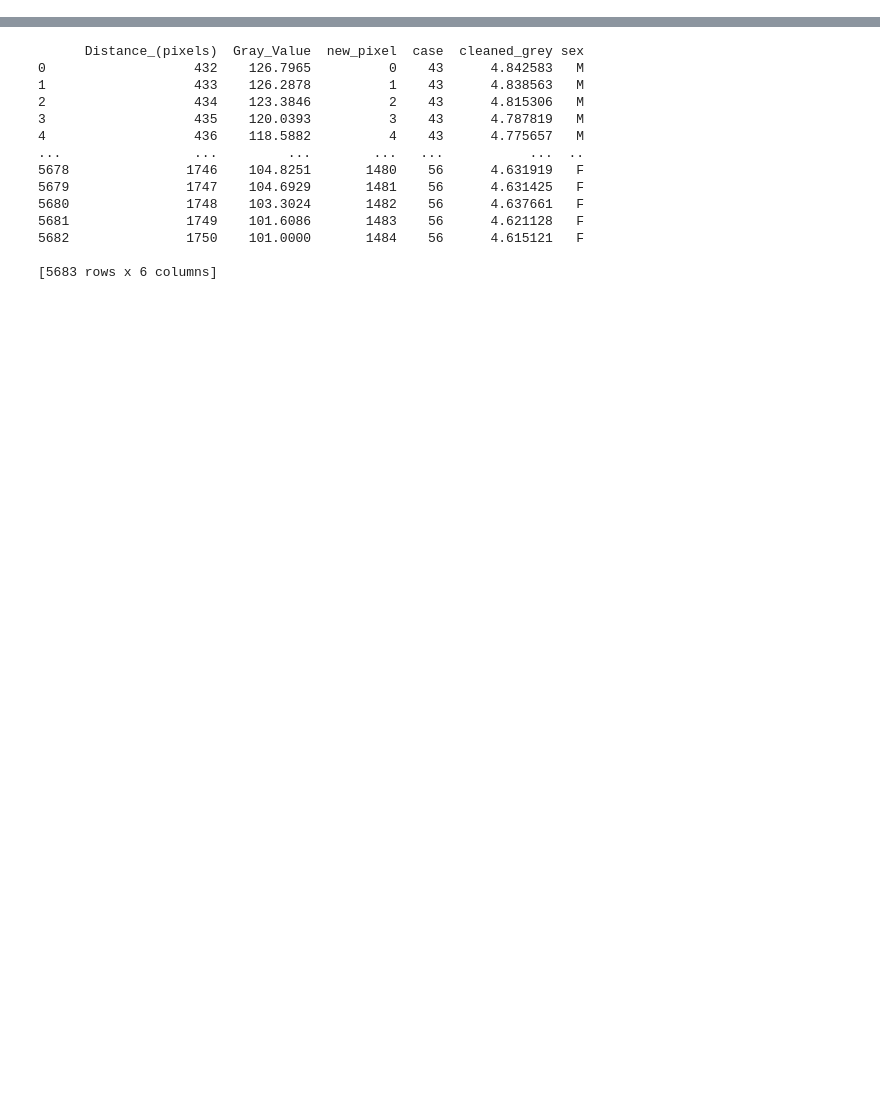
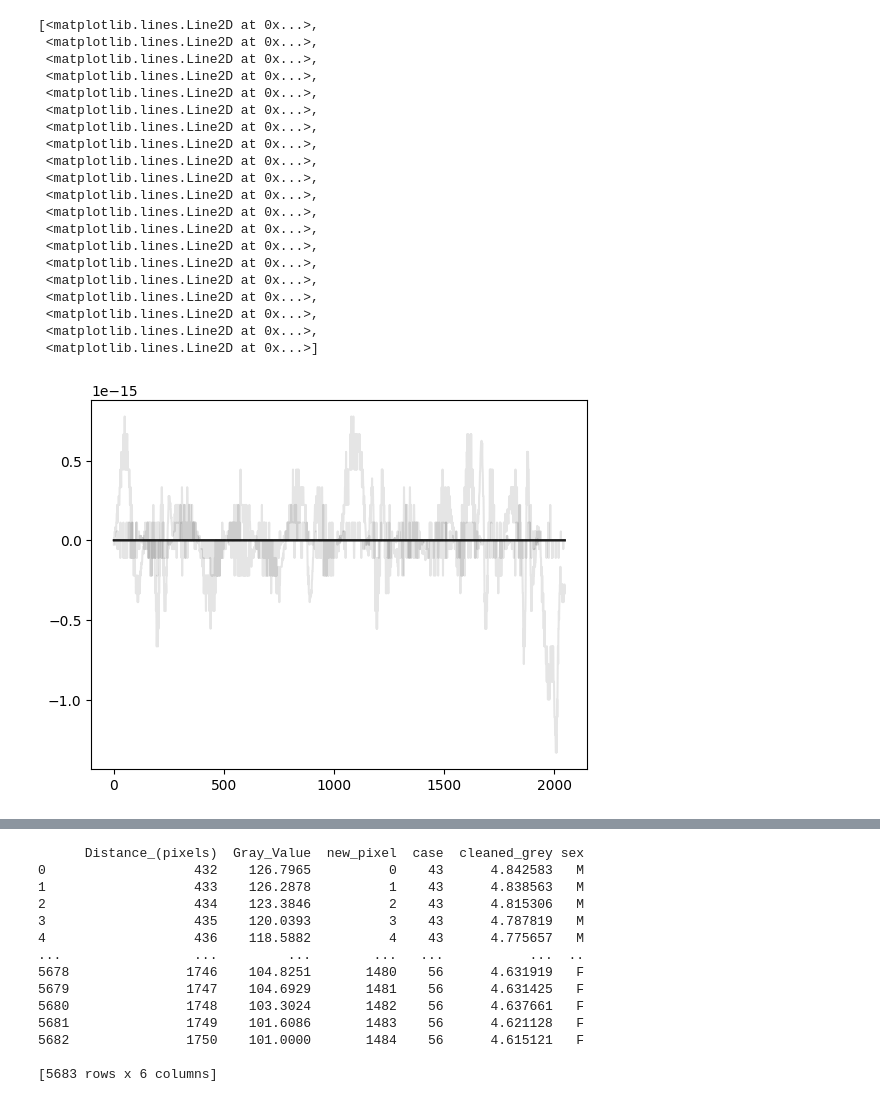
Before and after one commit to angus-lewis/SharkAgeEstimation, a Jupyter notebook: demo.ipynb, the cells around one changed output, grey strips where cells are left out. Cells and saved outputs as stored; diff of their text form; code cells hidden in the pictures; blank space fills up the shorter version.

```diff
--- a/demo.ipynb
+++ b/demo.ipynb
@@ -6,0 +69,24 @@ import band_count
+# %%
+plt.plot(smooths_no_max_no_min.transpose()-smooths.transpose(), color="black", alpha=0.1)
+# %% [output]
+[<matplotlib.lines.Line2D at 0x...>,
+ <matplotlib.lines.Line2D at 0x...>,
+ <matplotlib.lines.Line2D at 0x...>,
+ <matplotlib.lines.Line2D at 0x...>,
+ <matplotlib.lines.Line2D at 0x...>,
+ <matplotlib.lines.Line2D at 0x...>,
+ <matplotlib.lines.Line2D at 0x...>,
+ <matplotlib.lines.Line2D at 0x...>,
+ <matplotlib.lines.Line2D at 0x...>,
+ <matplotlib.lines.Line2D at 0x...>,
+ <matplotlib.lines.Line2D at 0x...>,
+ <matplotlib.lines.Line2D at 0x...>,
+ <matplotlib.lines.Line2D at 0x...>,
+ <matplotlib.lines.Line2D at 0x...>,
+ <matplotlib.lines.Line2D at 0x...>,
+ <matplotlib.lines.Line2D at 0x...>,
+ <matplotlib.lines.Line2D at 0x...>,
+ <matplotlib.lines.Line2D at 0x...>,
+ <matplotlib.lines.Line2D at 0x...>,
+ <matplotlib.lines.Line2D at 0x...>]
+[figure, added]
```
Also changed, not shown: parts of 16 cells of this notebook, 11 other files.
